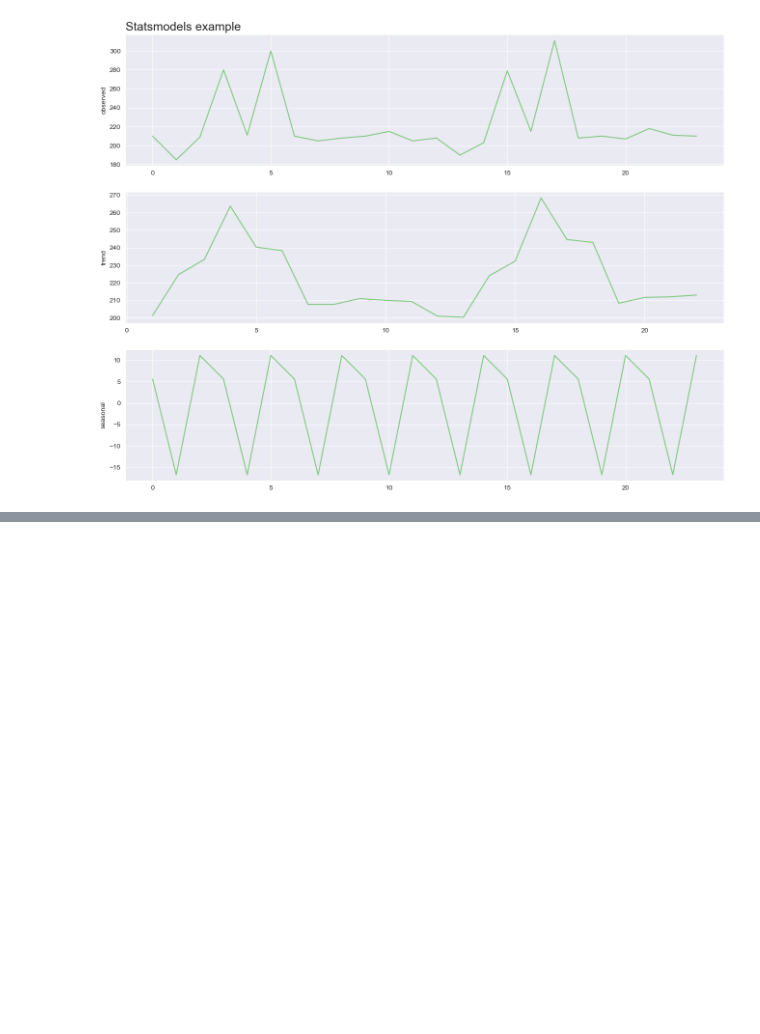
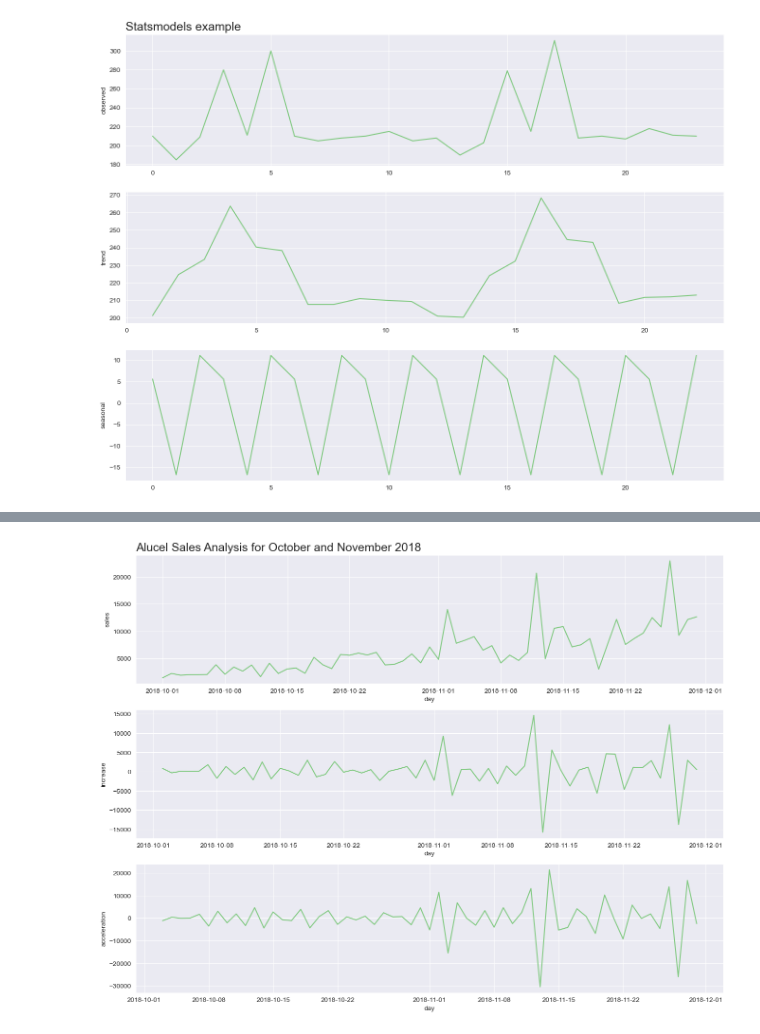
Before and after one commit to migueltosi/time-series-analysis, a Jupyter notebook: time_series_revision1.ipynb, the cells around one changed output, grey strips where cells are left out. Cells and saved outputs as stored; diff of their text form; code cells hidden in the pictures; blank space fills up the shorter version.

```diff
--- a/time_series_revision1.ipynb
+++ b/time_series_revision1.ipynb
@@ -507,0 +512,3 @@ plot_comparison(result.index, 'observed', 'trend', 'seasonal', result, 'Statsmod
+# %%
+alucel = pd.read_csv('data/alucel.csv')
+alucel.head()
@@ -507,0 +522,3 @@ plot_comparison(result.index, 'observed', 'trend', 'seasonal', result, 'Statsmod
+# %%
+alucel.columns = ['day', 'sales']
+alucel.head()
@@ -507,0 +540,3 @@ plot_comparison(result.index, 'observed', 'trend', 'seasonal', result, 'Statsmod
+# %%
+alucel['day'] = pd.to_datetime(alucel['day'])
+alucel.dtypes
@@ -507,0 +547,4 @@ plot_comparison(result.index, 'observed', 'trend', 'seasonal', result, 'Statsmod
+# %%
+alucel['increase'] = alucel['sales'].diff()
+alucel['acceleration'] = alucel['increase'].diff()
+alucel.head()
@@ -507,0 +558,4 @@ plot_comparison(result.index, 'observed', 'trend', 'seasonal', result, 'Statsmod
+# %%
+plot_comparison('day', 'sales', 'increase', 'acceleration', alucel, 'Alucel Sales Analysis for October and November 2018')
+# %% [output]
+[figure, added]
```
Also changed, not shown: parts of 14 cells of this notebook.
